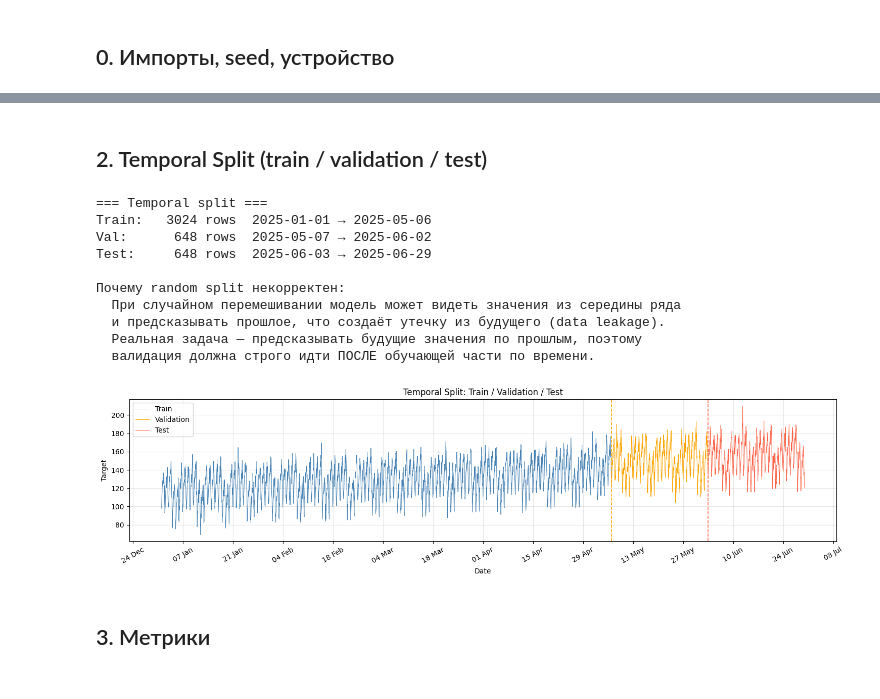
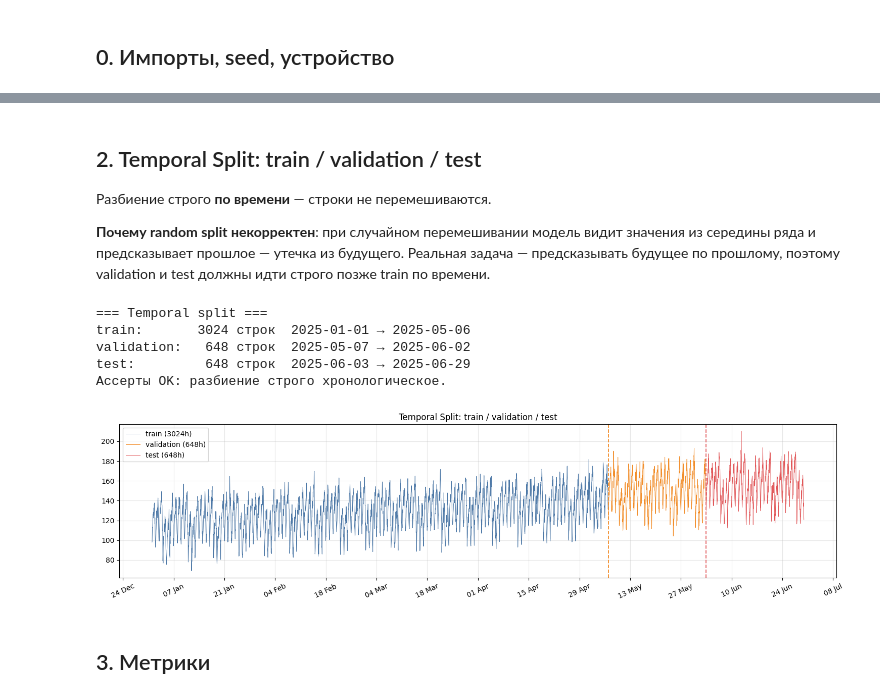
Before and after one commit to yaagu/brainwork-ai-, a Jupyter notebook: homeworks/HW12/HW12.ipynb, the cells around one changed output, grey strips where cells are left out. Cells and saved outputs as stored; diff of their text form; code cells hidden in the pictures.

```diff
--- a/homeworks/HW12/HW12.ipynb
+++ b/homeworks/HW12/HW12.ipynb
@@ -94,55 +74,55 @@ print('Комментарий: ряд демонстрирует выражен
-# %% [markdown]
-## 2. Temporal Split (train / validation / test)
+# %% [markdown]
+## 2. Temporal Split: train / validation / test
+
+Разбиение строго **по времени** — строки не перемешиваются.
+
+**Почему random split некорректен**: при случайном перемешивании модель видит значения из середины ряда и предсказывает прошлое — утечка из будущего. Реальная задача — предсказывать будущее по прошлому, поэтому validation и test должны идти строго позже train по времени.
 # %%
-# Разбиение по времени: 70% train / 15% val / 15% test
 N = len(df)
-n_train = int(N * 0.70)   # ~3024
-n_val   = int(N * 0.15)   # ~648
-n_test  = N - n_train - n_val  # ~648
+n_train      = int(N * 0.70)              # 3024
+n_validation = int(N * 0.15)             # 648
+n_test       = N - n_train - n_validation # 648
 
-df_train = df.iloc[:n_train].copy()
-df_val   = df.iloc[n_train:n_train + n_val].copy()
-df_test  = df.iloc[n_train + n_val:].copy()
+# Явные имена переменных: train, validation, test
+train      = df.iloc[:n_train].copy()
+validation = df.iloc[n_train : n_train + n_validation].copy()
+test       = df.iloc[n_train + n_validation :].copy()
 
 print('=== Temporal split ===')
-print(f'Train:  {len(df_train):5d} rows  {df_train["date"].min().date()} → {df_train["date"].max().date()}')
-print(f'Val:    {len(df_val):5d} rows  {df_val["date"].min().date()} → {df_val["date"].max().date()}')
-print(f'Test:   {len(df_test):5d} rows  {df_test["date"].min().date()} → {df_test["date"].max().date()}')
+print(f'train:      {len(train):5d} строк  {train["date"].min().date()} → {train["date"].max().date()}')
+print(f'validation: {len(validation):5d} строк  {validation["date"].min().date()} → {validation["date"].max().date()}')
+print(f'test:       {len(test):5d} строк  {test["date"].min().date()} → {test["date"].max().date()}')
 
-print('\nПочему random split некорректен:')
-print('  При случайном перемешивании модель может видеть значения из середины ряда')
-print('  и предсказывать прошлое, что создаёт утечку из будущего (data leakage).')
-print('  Реальная задача — предсказывать будущие значения по прошлым, поэтому')
-print('  валидация должна строго идти ПОСЛЕ обучающей части по времени.')
+# Проверка: нет пересечений
+assert train['date'].max() < validation['date'].min()
+assert validation['date'].max() < test['date'].min()
+print('Ассерты OK: разбиение строго хронологическое.')
+
+all_series        = df['target'].values
+train_series      = train['target'].values
+validation_series = validation['target'].values
+test_series       = test['target'].values
 # %% [output]
 === Temporal split ===
-Train:   3024 rows  2025-01-01 → 2025-05-06
-Val:      648 rows  2025-05-07 → 2025-06-02
-Test:     648 rows  2025-06-03 → 2025-06-29
-
-Почему random split некорректен:
-  При случайном перемешивании модель может видеть значения из середины ряда
-  и предсказывать прошлое, что создаёт утечку из будущего (data leakage).
-  Реальная задача — предсказывать будущие значения по прошлым, поэтому
-  валидация должна строго идти ПОСЛЕ обучающей части по времени.
+train:       3024 строк  2025-01-01 → 2025-05-06
+validation:   648 строк  2025-05-07 → 2025-06-02
+test:         648 строк  2025-06-03 → 2025-06-29
+Ассерты OK: разбиение строго хронологическое.
 # %%
-# Визуализация split
 fig, ax = plt.subplots(figsize=(15, 4))
-ax.plot(df_train['date'], df_train['target'], color='steelblue',  linewidth=0.7, label='Train')
-ax.plot(df_val['date'],   df_val['target'],   color='orange',     linewidth=0.7, label='Validation')
-ax.plot(df_test['date'],  df_test['target'],  color='tomato',     linewidth=0.7, label='Test')
-ax.axvline(df_val['date'].iloc[0],  color='orange', linestyle='--', linewidth=1.2)
-ax.axvline(df_test['date'].iloc[0], color='tomato',  linestyle='--', linewidth=1.2)
-ax.set_title('Temporal Split: Train / Validation / Test', fontsize=12)
-ax.set_xlabel('Date'); ax.set_ylabel('Target')
+ax.plot(train['date'],      train_series,      color='#4e79a7', lw=0.7, label=f'train ({n_train}h)')
+ax.plot(validation['date'], validation_series, color='#f28e2b', lw=0.7, label=f'validation ({n_validation}h)')
+ax.plot(test['date'],       test_series,       color='#e15759', lw=0.7, label=f'test ({n_test}h)')
+ax.axvline(validation['date'].iloc[0], color='#f28e2b', ls='--', lw=1.3)
+ax.axvline(test['date'].iloc[0],       color='#e15759', ls='--', lw=1.3)
+ax.set_title('Temporal Split: train / validation / test', fontsize=12)
 ax.xaxis.set_major_formatter(mdates.DateFormatter('%d %b'))
 ax.xaxis.set_major_locator(mdates.WeekdayLocator(interval=2))
-plt.xticks(rotation=30)
-ax.legend(fontsize=10); ax.grid(alpha=0.3)
+plt.xticks(rotation=25); ax.legend(); ax.grid(alpha=0.3)
 plt.tight_layout()
 plt.savefig(f'{ART}/figures/series_split.png', dpi=100, bbox_inches='tight')
 plt.show()
 # %% [output]
-[figure, old version]
+[figure, new version]
 # %% [markdown]
 ## 3. Метрики
```
Also changed, not shown: parts of 53 cells of this notebook, 10 other files.
